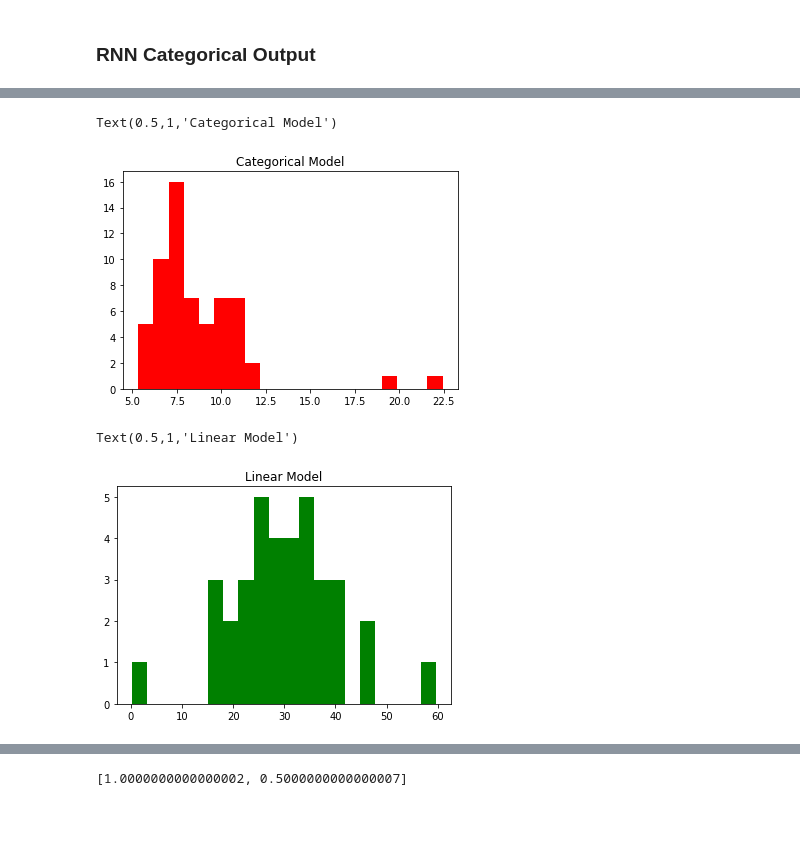
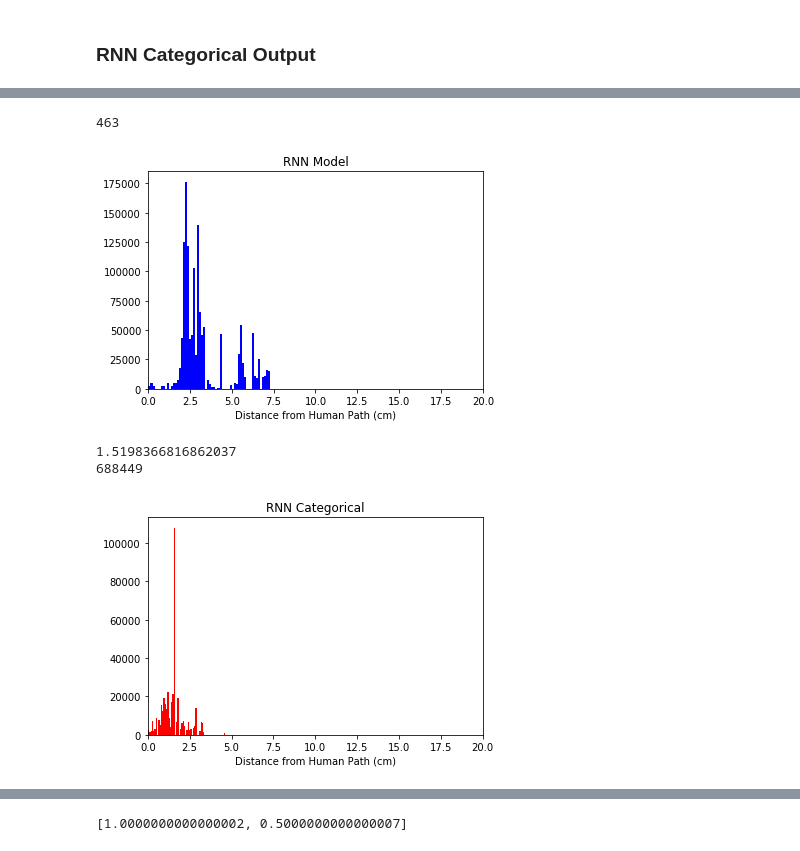
Before and after one commit to jzisheng/Scaled-Self-Driving-Car, a Jupyter notebook: notebooks/AveragingPositions.ipynb, the cells around one changed output, grey strips where cells are left out. Drawn from its saved outputs; the diff is of its cells as text; code cells hidden in the pictures; blank space fills up the shorter version.

```diff
--- a/notebooks/AveragingPositions.ipynb
+++ b/notebooks/AveragingPositions.ipynb
@@ -286,12 +396,19 @@ if(len(pos) != 0):
 # %%
-n=4
-s=6
-plt.plot(rnncatx[s:len(rnncatx)-n],rnncaty[s:len(rnncaty)-n],c='b')
+plt.plot(hx1,hy1,c='black',linewidth='1')
+
+n=850
+s=70
+rx1 = rnncatx[s:len(rnncatx)-n]
+ry1 = rnncaty[s:len(rnncaty)-n]
+
+plt.plot(rx1,ry1,c='purple',linewidth='3')
 
 plt.xlim(0, 1920/3)
 plt.ylim(0, 1080/3)     # set the ylim to ymin, ymax
-plt.title('Average positions of RNN Model')
+plt.title('Average Path of RNN Categorical')
 plt.xlabel('x position')
 plt.ylabel('y position')
+
+
 plt.show()
 # %% [output]
@@ -314,16 +416,16 @@ if(len(pos) != 0):
 # %%
 cat_path = Path('Categorical')
-cat_path.add_positions(catx,caty)
+cat_path.add_positions(catx1,caty1)
 
 linear_path = Path('Linear')
-linear_path.add_positions(linearx,lineary)
+linear_path.add_positions(linearx1,lineary1)
 
 rnn_path = Path('RNN')
-rnn_path.add_positions(rnnx,rnny)
+rnn_path.add_positions(rnnx1,rnnx1)
 
 rnncat_path = Path('RNN Categorical')
-rnncat_path.add_positions(rnncatx,rnncaty)
+rnncat_path.add_positions(rx1,ry1)
 
 human_path = Path('human')
-human_path.add_positions(hx,hy)
+human_path.add_positions(hx1,hy1)
 # %%
@@ -331,8 +463,14 @@ diff_human_cat = human_path.compare_path(cat_path)
+# %%
+cm_diff_rnn_human = pixels_to_cm(diff_rnn_human)
+print(len(rnn_path.vectors))
+# %% [output]
+463
 # %%
-plt.hist(diff_human_cat, bins=20, color='r')  # arguments are passed to np.histogram
-plt.title("Categorical Model")
-#plt.xlim([0,100])
-#plt.show()
+np.mean(cm_diff_rnn_human)
+plt.hist(cm_diff_rnn_human, bins=bin_num,color='b')  # arguments are passed to np.histogram
+plt.title("RNN Model")
+plt.xlim([0,20])
+plt.xlabel('Distance from Human Path (cm)')
+plt.show()
 # %% [output]
-Text(0.5,1,'Categorical Model')
-[figure, old version]
+[figure, new version]
@@ -341,8 +477,16 @@ diff_linear_human = human_path.compare_path(linear_path)
+# %%
+diff_rnncat_human = rnncat_path.compare_path2(human_path)
+# %%
+cm_diff_rnncat_human = pixels_to_cm(diff_rnncat_human)
 # %%
-plt.hist(diff_linear_human, bins=20,color='g')  # arguments are passed to np.histogram
-plt.title("Linear Model")
-#plt.xlim([0,100])
-#plt.show()
+print(np.mean(cm_diff_rnncat_human))
+print(len(diff_rnncat_human))
+plt.hist(cm_diff_rnncat_human, bins=bin_num,color='red')  # arguments are passed to np.histogram
+plt.title("RNN Categorical")
+plt.xlim([0,20])
+plt.xlabel('Distance from Human Path (cm)')
+plt.show()
 # %% [output]
-Text(0.5,1,'Linear Model')
+1.5198366816862037
+688449
-[figure, old version]
+[figure, new version]
```
Also changed, not shown: parts of 25 cells of this notebook, 2 other files.
